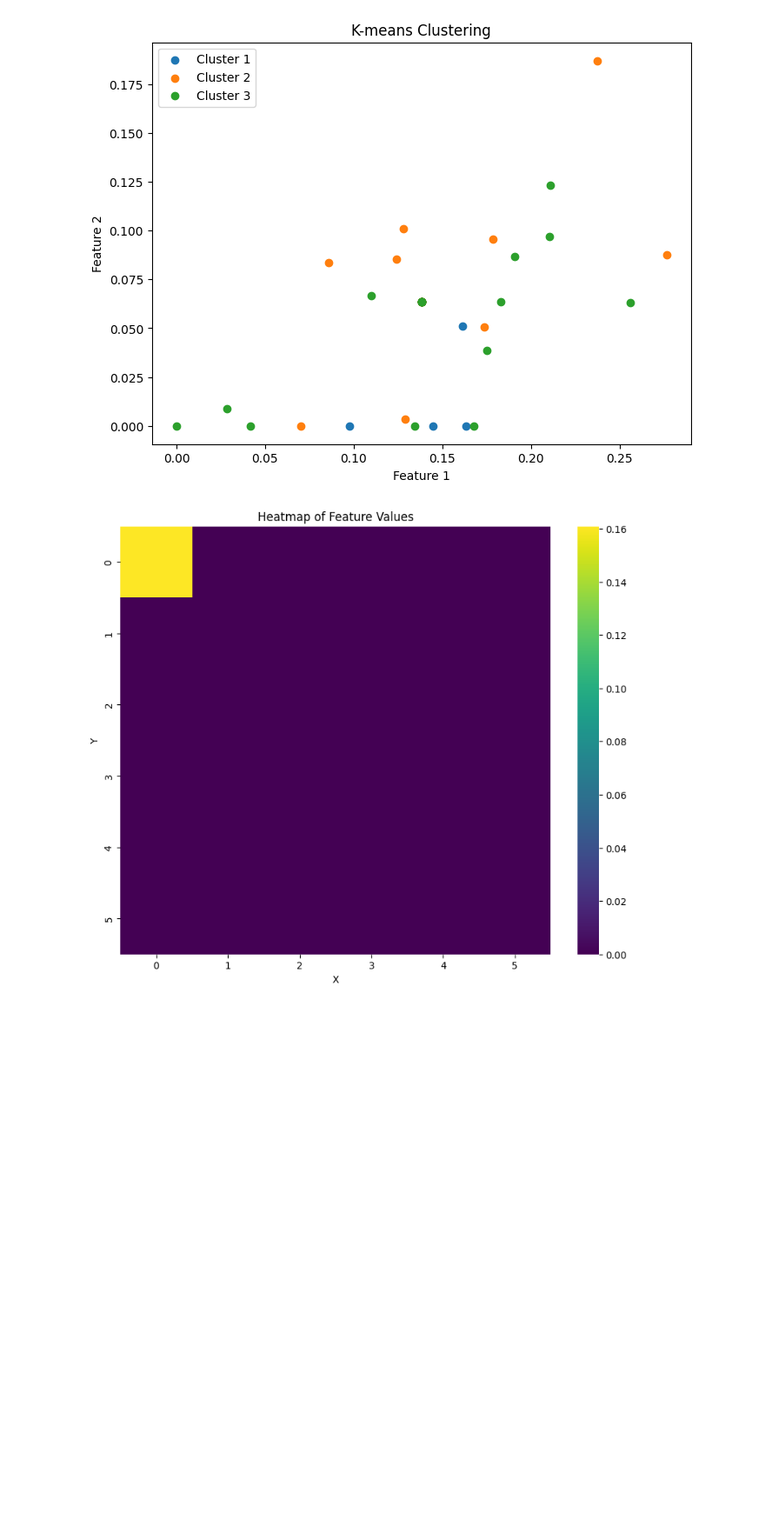
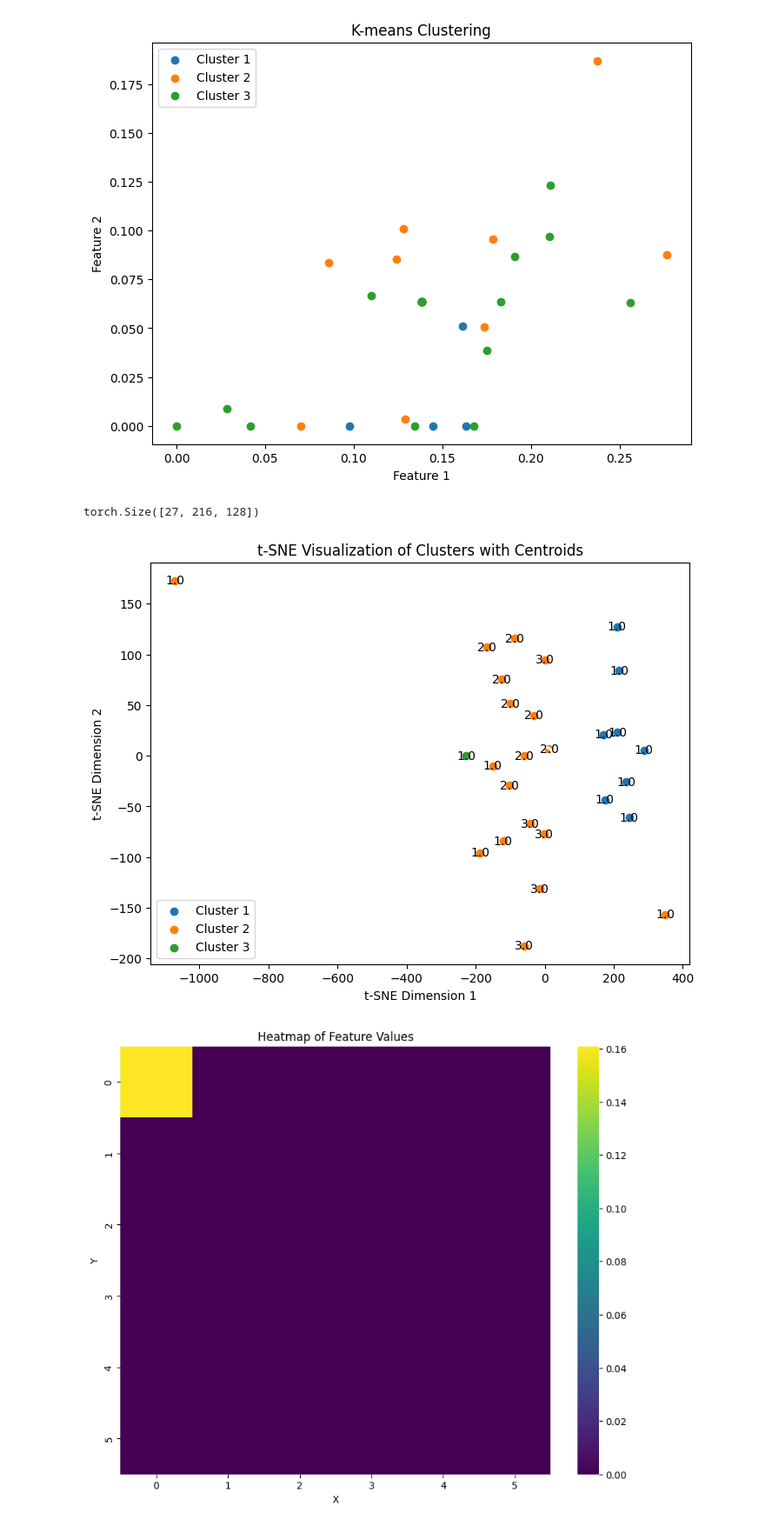
Before and after one commit to shashankag14/OpenPCDet, a Jupyter notebook: vis_prototypes.ipynb, the cells around one changed output. Shown at 87% size. Saved outputs shown, nothing was run; the diff lists cells and outputs as text; code cells hidden in the pictures; blank space fills up the shorter version.

Commit message:
K-Means and t-SNE on lab GT features

```diff
--- a/vis_prototypes.ipynb
+++ b/vis_prototypes.ipynb
@@ -333,6 +333,65 @@ plt.legend()
 plt.show()
 # %% [output]
 [figure]
+# %%
+data['pooled_features'] = data['pooled_features'][:27]
+data['pooled_features'].shape
+# %% [output]
+torch.Size([27, 216, 128])
+# %%
+gt_labels = np.array([1., 1., 1., 1., 1., 1., 1., 1., 1., 1., 1., 1., 1., 1., 2., 2., 2., 2., 2., 2., 2., 2., 3., 3., 3., 3., 3.])
+gt_labels.shape
+# %%
+import numpy as np
+from sklearn.cluster import KMeans
+from sklearn.manifold import TSNE
+import matplotlib.pyplot as plt
+
+# Reshape the tensor to [20, 27648]
+reshaped_tensor = np.reshape(data['pooled_features'].cpu(), (data['pooled_features'].cpu().shape[0], -1))
+
+# Normalize the data
+normalized_data = (reshaped_tensor - reshaped_tensor.min()) / (reshaped_tensor.max() - reshaped_tensor.min())
+
+# Apply K-means clustering with 3 clusters
+kmeans = KMeans(n_clusters=3, random_state=42)
+kmeans.fit(normalized_data)
+
+# Obtain cluster assignments for each object
+cluster_labels = kmeans.labels_
+
+# Perform t-SNE to visualize the clusters
+tsne = TSNE(n_components=2, random_state=42, perplexity=5)
+tsne_data = tsne.fit_transform(normalized_data)
+
+# Real class labels
+labels = gt_labels
+
+# Plot t-SNE visualization with centroids as light shaded circles
+plt.figure(figsize=(8, 6))
+
+# Iterate over each cluster and plot the objects assigned to it
+for cluster in range(3):
+    cluster_objects = tsne_data[cluster_labels == cluster]
+    cluster_labels_true = labels[cluster_labels == cluster]
+    plt.scatter(cluster_objects[:, 0], cluster_objects[:, 1], label=f'Cluster {cluster + 1}')
+
+    # Add labels on top of the scatter points
+    for i, point in enumerate(cluster_objects):
+        if i < len(cluster_labels_true):  # Ensure boolean index and array have the same length
+            plt.text(point[0], point[1], str(cluster_labels_true[i]), ha='center', va='center')
+
+# Plot centroids as light shaded circles
+centroids = kmeans.cluster_centers_
+plt.scatter(centroids[:, 0], centroids[:, 1], marker='o', facecolors='none', edgecolors='white', s=200, linewidths=2, alpha=0.7)
+
+plt.title('t-SNE Visualization of Clusters with Centroids')
+plt.xlabel('t-SNE Dimension 1')
+plt.ylabel('t-SNE Dimension 2')
+plt.legend()
+plt.show()
+# %% [output]
+[figure, added]
 # %%
 # Create a heatmAP
 feature_values = pooled_features.mean(axis=1)
```
